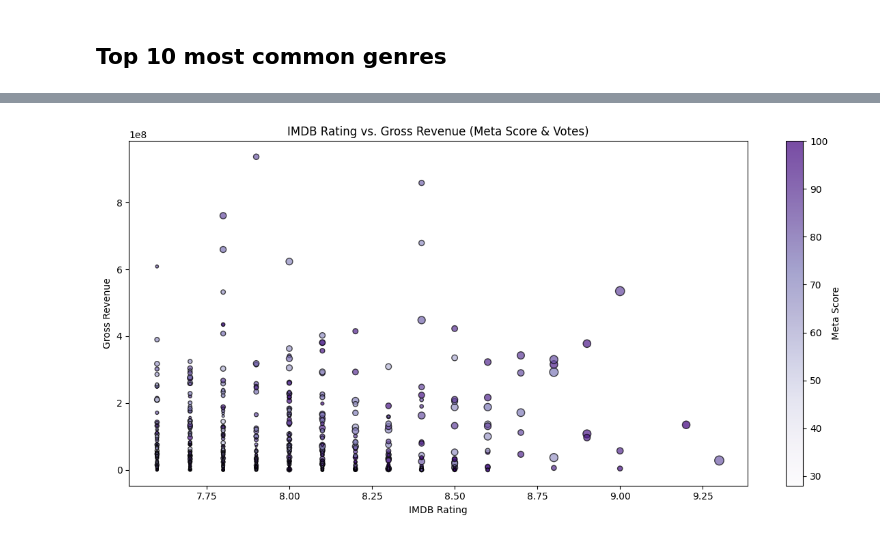
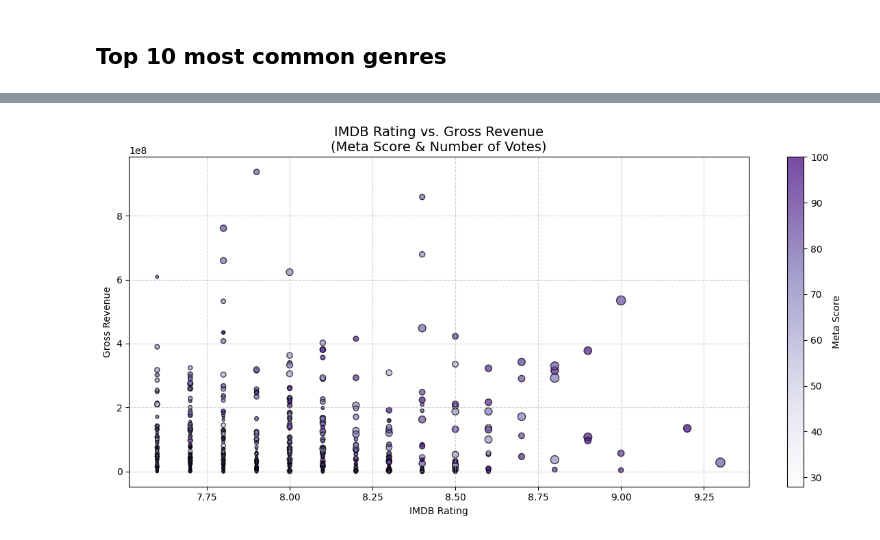
Before and after one commit to gabrielalaa/Dashboard_Movies, a Jupyter notebook: Exploration.ipynb, the cells around one changed output, grey strips where cells are left out. Cells and saved outputs as stored; diff of their text form; code cells hidden in the pictures.

```diff
--- a/Exploration.ipynb
+++ b/Exploration.ipynb
@@ -416,24 +446,31 @@ plt.close()
 # %%
+import matplotlib.pyplot as plt
+
 plt.style.use('default')  # Clean white background
 
 plt.figure(figsize=(12, 6))
 scatter = plt.scatter(
     df['IMDB_Rating'],
     df['Gross'],
     c=df['Meta_score'],
-    s=df['No_of_Votes'] / 25000,  # Scale vote size
+    s=df['No_of_Votes'] / 25000,  # Adjust dot size
     cmap='Purples',
     edgecolor='black',
     alpha=0.7
 )
 
 plt.colorbar(label='Meta Score')
-plt.xlabel("IMDB Rating")
-plt.ylabel("Gross Revenue")
-plt.title("IMDB Rating vs. Gross Revenue (Meta Score & Votes)")
+plt.xlabel("IMDB Rating", color='black')
+plt.ylabel("Gross Revenue", color='black')
+plt.title("IMDB Rating vs. Gross Revenue\n(Meta Score & Number of Votes)", fontsize=14, color='black')
+
+plt.xticks(color='black')
+plt.yticks(color='black')
+plt.grid(True, linestyle='--', alpha=0.6)
+
 plt.tight_layout()
-plt.savefig("insight5_rating_vs_gross.png", dpi=300, bbox_inches='tight')
+plt.savefig("assets/insight5_rating_vs_gross.png", dpi=300, bbox_inches='tight')
 plt.show()
 plt.close()
 # %% [output]
-[figure, old version]
+[figure, new version]
```
Also changed, not shown: parts of 7 cells of this notebook, 11 other files.
